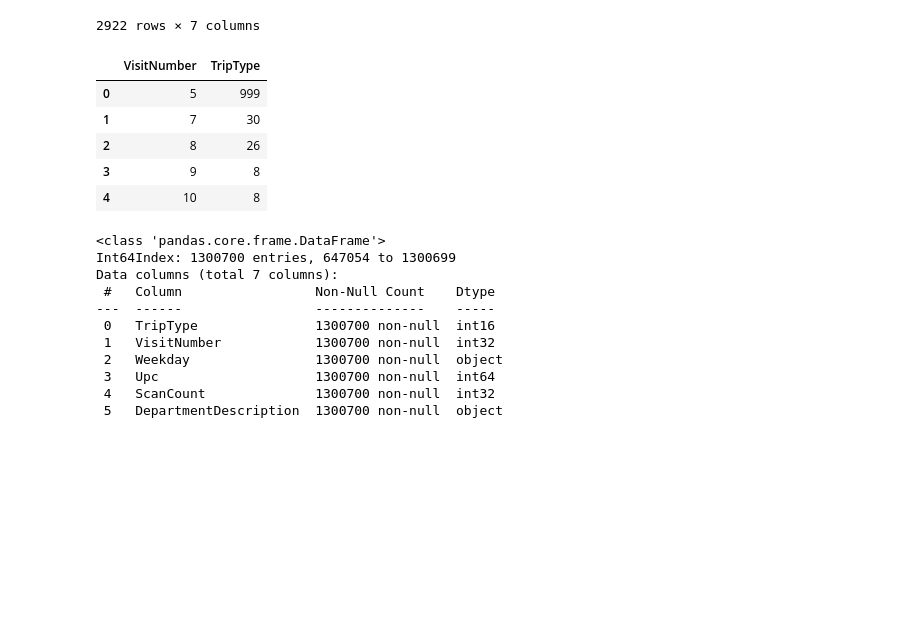
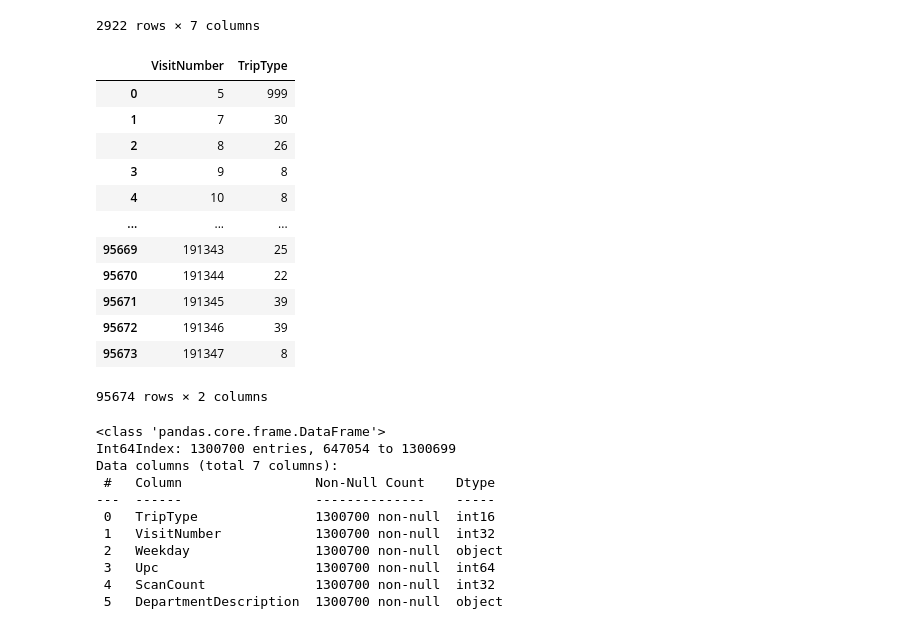
Before and after one commit to skadudd/adDev, a Jupyter notebook: kaggle/walmart_sc.ipynb, the cells around one changed output. Saved outputs shown, nothing was run; the diff lists cells and outputs as text; code cells hidden in the pictures; blank space fills up the shorter version.

```diff
--- a/kaggle/walmart_sc.ipynb
+++ b/kaggle/walmart_sc.ipynb
@@ -80,13 +87,20 @@ train[train['DepartmentDescription']=='PHARMACY RX']
 2922 rows × 7 columns
 # %%
 train_visitnumber_triptype = train.groupby(['VisitNumber']).agg({'TripType': 'first'}).reset_index()
-train_visitnumber_triptype.head()
+train_visitnumber_triptype
 # %% [output]
 |  | VisitNumber | TripType |
 | 0 | 5 | 999 |
 | 1 | 7 | 30 |
 | 2 | 8 | 26 |
 | 3 | 9 | 8 |
 | 4 | 10 | 8 |
+| ... | ... | ... |
+| 95669 | 191343 | 25 |
+| 95670 | 191344 | 22 |
+| 95671 | 191345 | 39 |
+| 95672 | 191346 | 39 |
+| 95673 | 191347 | 8 |
+95674 rows × 2 columns
 # %%
 # The train and test dataframes are conbined together, so the features are dealt together
```
Also changed, not shown: parts of 44 cells of this notebook.
